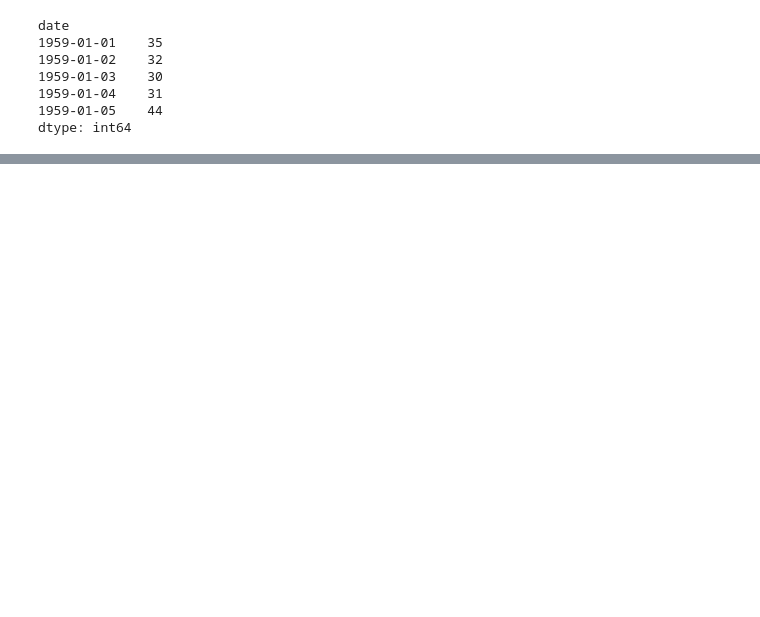
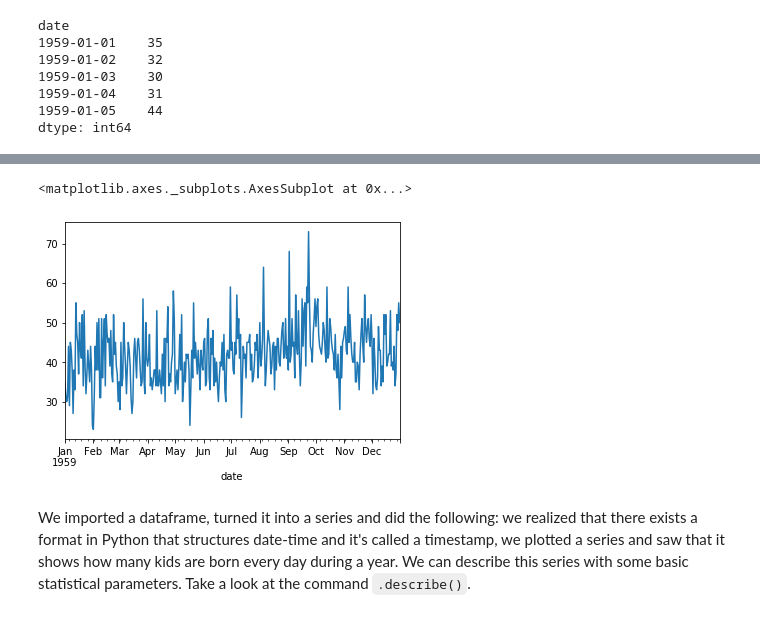
Before and after one commit to love-bees/dataHacker, a Jupyter notebook: 08_TSERIES.ipynb, the cells around one changed output, grey strips where cells are left out. Saved outputs shown, nothing was run; the diff lists cells and outputs as text; code cells hidden in the pictures; blank space fills up the shorter version.

```diff
--- a/08_TSERIES.ipynb
+++ b/08_TSERIES.ipynb
@@ -93,6 +93,8 @@ import pandas as pd
 # In this way we're able to load the series.
 # This is actually one .csv file (we can open it in Excel or LibreOffice as well)
 data_csv = pd.read_csv('daily-total-female-births-CA.csv')
+series_births = pd.Series(data = data_csv.births.values, index=data_csv.date)
+series_births.index = pd.to_datetime(series_births.index)
 # EDIT THIS vvvvvvvvvvvvvvvvvvvvvvvvvvvvvvvvvv
 # We used the command .from_csv and provided the name of the file
 # In order for this to work, make sure to download the .csv file from the link provided
@@ -130,0 +143,7 @@ Name: 0, dtype: object
+# %%
+series_births.plot()
+# %% [output]
+<matplotlib.axes._subplots.AxesSubplot at 0x...>
+[figure, added]
+# %% [markdown]
+We imported a dataframe, turned it into a series and did the following: we realized that there exists a format in Python that structures date-time and it's called a timestamp, we plotted a series and saw that it shows how many kids are born every day during a year. We can describe this series with some basic statistical parameters. Take a look at the command `.describe()`.
```
Also changed, not shown: parts of 17 cells of this notebook.
